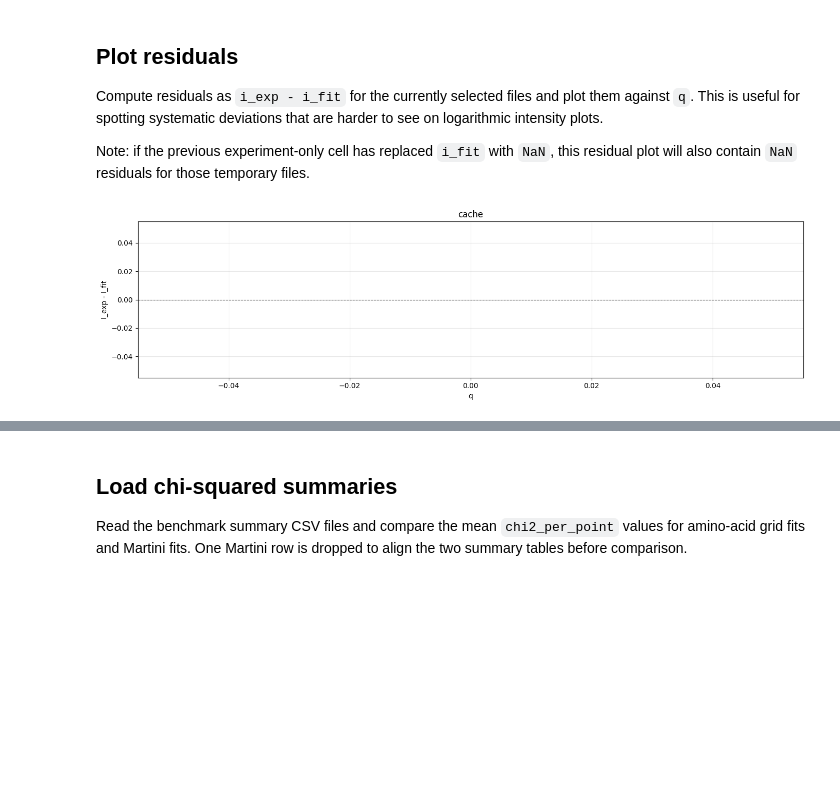
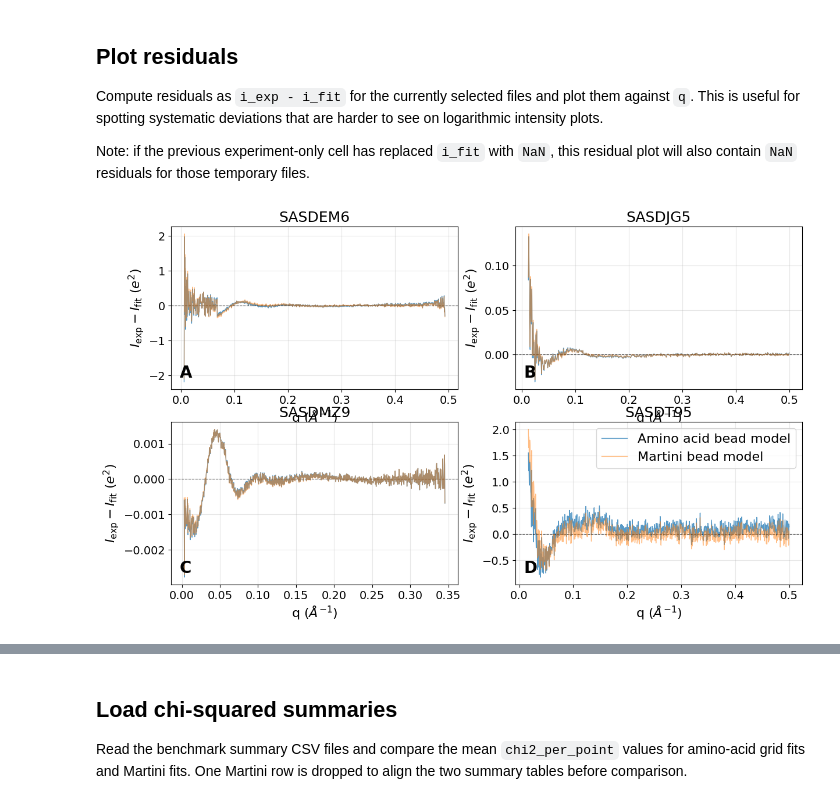
Before and after one commit to mlund/pripps, a Jupyter notebook: pripps-py/examples/plotting_sba_sasbdb.ipynb, the cells around one changed output, grey strips where cells are left out. Cells and saved outputs as stored; diff of their text form; code cells hidden in the pictures; blank space fills up the shorter version.

```diff
--- a/pripps-py/examples/plotting_sba_sasbdb.ipynb
+++ b/pripps-py/examples/plotting_sba_sasbdb.ipynb
@@ -201,7 +187,7 @@ Build a one-panel plot for a selected entry using only the experimental intensit
 # %%
 base_dir = Path("../../sasbdb_bench/cache")
 
-csv_files = sorted(base_dir.glob("*/sba_fit_grid.csv"))
+csv_files = sorted(base_dir.glob("*/sba_fit.csv"))
 
 # Select the benchmark entry to show without fitted model overlays.
 selected_indices = [1]
@@ -236,18 +222,14 @@ for ax, csv_path, csv_path_martini in zip(axes, csv_files, csv_files_martini):
 
     if num_df.shape[1] < 2:
         ax.set_title(csv_path.parent.name)
-        ax.text(
-            0.5, 0.5, "Not enough numeric columns to plot", ha="center", va="center"
-        )
+        ax.text(0.5, 0.5, "Not enough numeric columns to plot", ha="center", va="center")
         ax.axis("off")
         continue
 
     x = num_df.iloc[:, 0]
 
     # Plot experimental columns only. Fit overlays can be restored by uncommenting below.
-    for col in num_df.columns[
-        1:-2
-    ]:  # Exclude last two columns, typically i_fit and sigma.
+    for col in num_df.columns[1:-2]:  # Exclude last two columns, typically i_fit and sigma.
         ax.plot(x, num_df[col], label="Experiment", alpha=0.5)
     # ax.plot(x, num_df_martini["i_fit"], label="Martini bead fit", linestyle="-", color="m")
     # ax.plot(x, num_df["i_fit"], label="Amino acid bead fit", linestyle="-", color="m")
@@ -259,7 +241,7 @@ for ax, csv_path, csv_path_martini in zip(axes, csv_files, csv_files_martini):
     ax.tick_params(axis="both", which="major", labelsize=14)
     ax.legend(fontsize=16)
 
-for ax in axes[len(csv_files) :]:
+for ax in axes[len(csv_files):]:
     ax.axis("off")
 
 plt.tight_layout()
@@ -278,35 +260,73 @@ Note: if the previous experiment-only cell has replaced `i_fit` with `NaN`, this
 # %%
 # Reuse nrows/ncols and csv_files from the previous selection cell.
 fig_res, axes_res = plt.subplots(nrows, ncols, figsize=(14, 4 * nrows), squeeze=False)
 axes_res = axes_res.ravel()
 
 for ax, csv_path in zip(axes_res, csv_files):
     tmp_df = pd.read_csv(csv_path)
     num_tmp = tmp_df.select_dtypes(include=[np.number])
 
     # Residuals require explicit q, experimental intensity, and fitted intensity columns.
     if not {"q", "i_exp", "i_fit"}.issubset(num_tmp.columns):
         ax.set_title(csv_path.parent.name)
         ax.text(0.5, 0.5, "Missing q/i_exp/i_fit columns", ha="center", va="center")
         ax.axis("off")
         continue
 
     residual = num_tmp["i_exp"] - num_tmp["i_fit"]
 
-    ax.plot(num_tmp["q"], residual, lw=1)
+    ax.plot(num_tmp["q"], residual, lw=1, label= "Amino acid bead model", alpha=0.75)
     ax.axhline(0, color="black", ls="--", lw=0.8, alpha=0.7)
-    ax.set_title(csv_path.parent.name)
-    ax.set_xlabel("q")
-    ax.set_ylabel("I_exp - I_fit")
+    ax.set_title(csv_path.parent.name, fontsize=18)
+    ax.set_xlabel(r"q $(\AA^{-1})$", fontsize=16)
+    ax.set_ylabel(r"$I_{\text{exp}} - I_{\text{fit}}$ $(e^2)$", fontsize=16)
+    ax.tick_params(axis="both", which="major", labelsize=14)
     ax.grid(True, alpha=0.3)
+    #ax.set_yscale("log")
+    #ax.set_xscale("log")
+
+for ax, csv_path in zip(axes_res, csv_files_martini):
+    tmp_df = pd.read_csv(csv_path)
+    num_tmp = tmp_df.select_dtypes(include=[np.number])
+
+    # Residuals require explicit q, experimental intensity, and fitted intensity columns.
+    if not {"q", "i_exp", "i_fit"}.issubset(num_tmp.columns):
+        ax.set_title(csv_path.parent.name)
+        ax.text(0.5, 0.5, "Missing q/i_exp/i_fit columns", ha="center", va="center")
+        ax.axis("off")
+        continue
+
+    residual = num_tmp["i_exp"] - num_tmp["i_fit"]
+
+    ax.plot(num_tmp["q"], residual, lw=1, label= "Martini bead model", alpha=0.5)
+    #ax.axhline(0, color="black", ls="--", lw=0.8, alpha=0.7)
+    #ax.set_title(csv_path.parent.name)
+    #ax.set_xlabel(r"q $(\AA^{-1})$")
+    #ax.set_ylabel(r"$I_{\text{exp}} - I_{\text{fit}}$ $(e^2)$")
+    #ax.grid(True, alpha=0.3)
     # ax.set_yscale("log")
     # ax.set_xscale("log")
 
-for ax in axes_res[len(csv_files) :]:
+for ax in axes_res[len(csv_files):]:
     ax.axis("off")
+# Add stable panel labels for downstream figure references.
+panel_labels = ["A", "B", "C", "D"]
+for i, ax in enumerate(axes_res[:len(csv_files)]):
+    label = panel_labels[i] if i < len(panel_labels) else chr(ord("A") + i)
+    ax.text(
+        0.03,
+        0.05,
+        label,
+        transform=ax.transAxes,
+        fontsize=20,
+        fontweight="bold",
+        ha="left",
+        va="bottom",
+    )
 
-plt.tight_layout()
+plt.legend(fontsize=16, loc="upper right")
+#plt.tight_layout()
 plt.savefig(base_dir / "sba_residuals_grid.pdf")
 plt.show()
 # %% [output]
-[figure, old version]
+[figure, new version]
```
Also changed, not shown: parts of 8 cells of this notebook, 13 other files.
